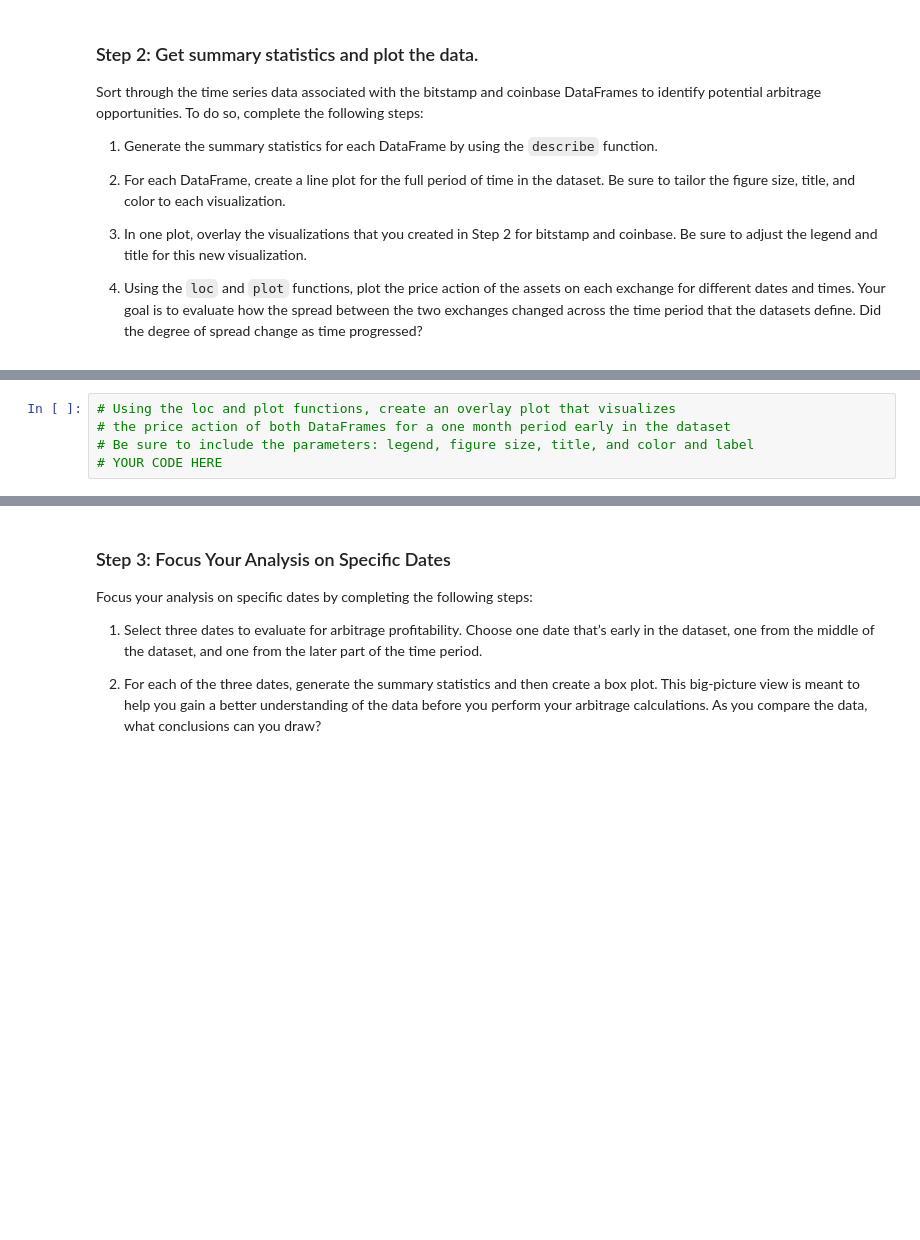
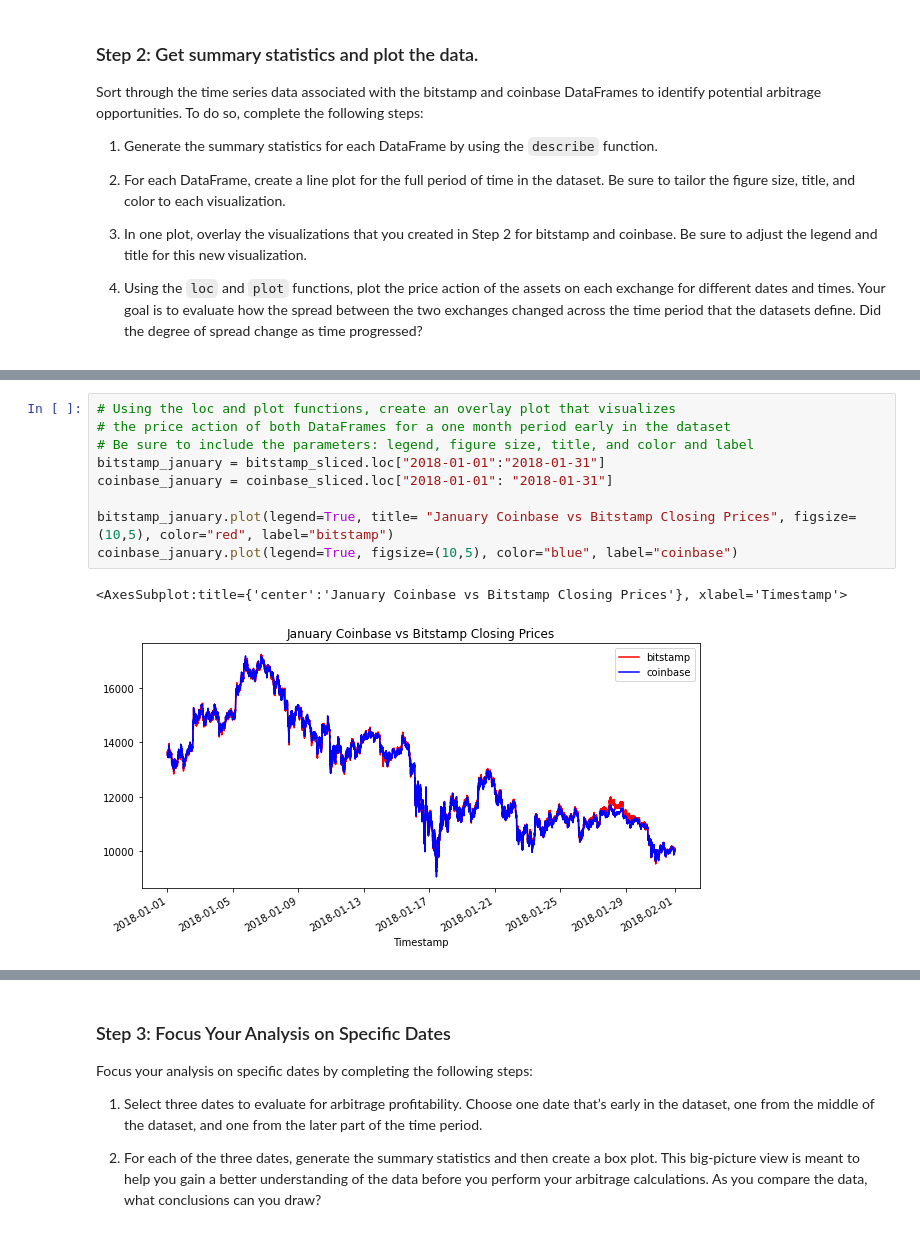
Before and after one commit to rhurst11/Fintech_Module_3_Challenge, a Jupyter notebook: Starter_Code/crypto_arbitrage.ipynb, the cells around one changed output, grey strips where cells are left out. Drawn from its saved outputs; the diff is of its cells as text; blank space fills up the shorter version.

```diff
--- a/Starter_Code/crypto_arbitrage.ipynb
+++ b/Starter_Code/crypto_arbitrage.ipynb
@@ -314,8 +358,15 @@ Sort through the time series data associated with the bitstamp and coinbase Data
 # %%
 # Using the loc and plot functions, create an overlay plot that visualizes
 # the price action of both DataFrames for a one month period early in the dataset
 # Be sure to include the parameters: legend, figure size, title, and color and label
-# YOUR CODE HERE
+bitstamp_january = bitstamp_sliced.loc["2018-01-01":"2018-01-31"]
+coinbase_january = coinbase_sliced.loc["2018-01-01": "2018-01-31"]
+
+bitstamp_january.plot(legend=True, title= "January Coinbase vs Bitstamp Closing Prices", figsize=(10,5), color="red", label="bitstamp")
+coinbase_january.plot(legend=True, figsize=(10,5), color="blue", label="coinbase")
+# %% [output]
+<AxesSubplot:title={'center':'January Coinbase vs Bitstamp Closing Prices'}, xlabel='Timestamp'>
+[figure, added]
 # %%
 # Using the loc and plot functions, create an overlay plot that visualizes
 # the price action of both DataFrames for a one month period later in the dataset
```
Also changed, not shown: parts of 27 cells of this notebook.
